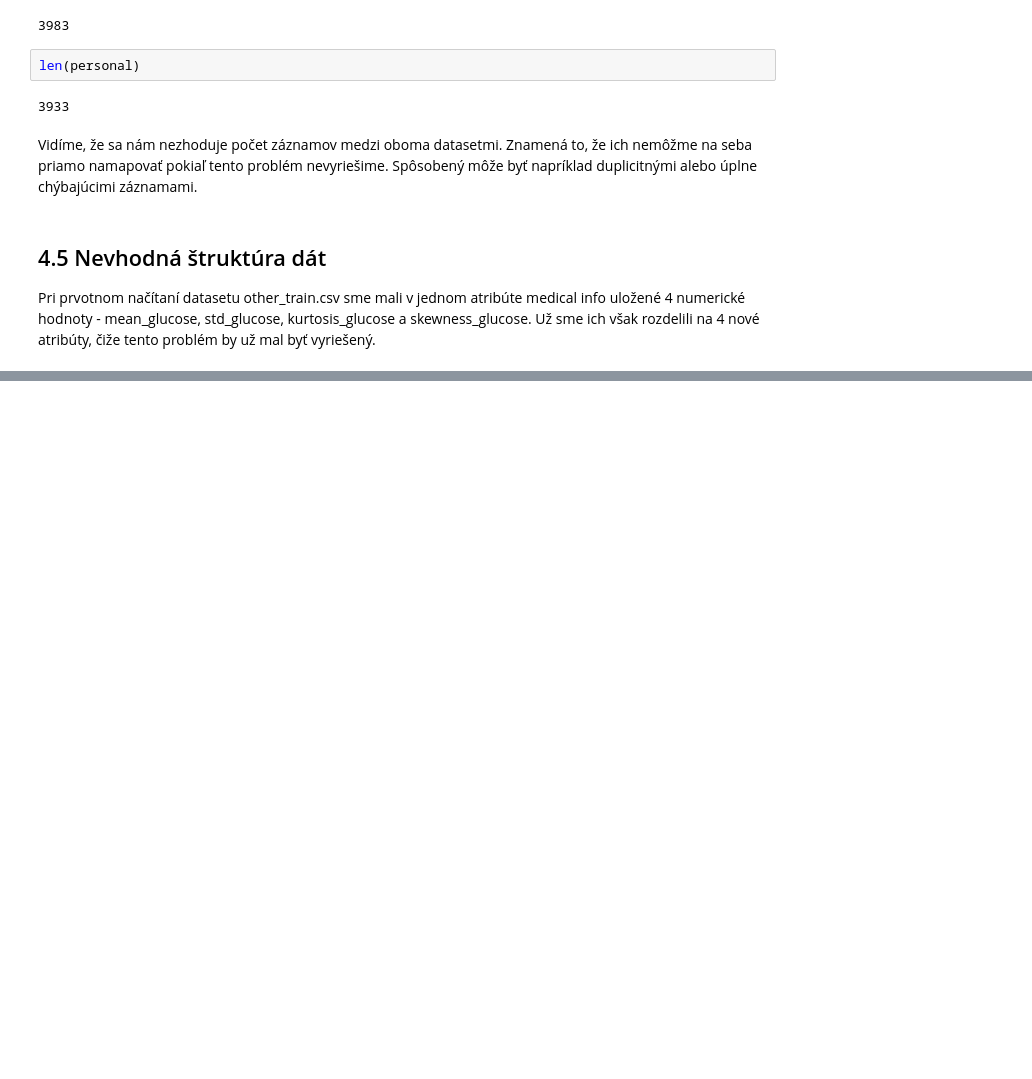
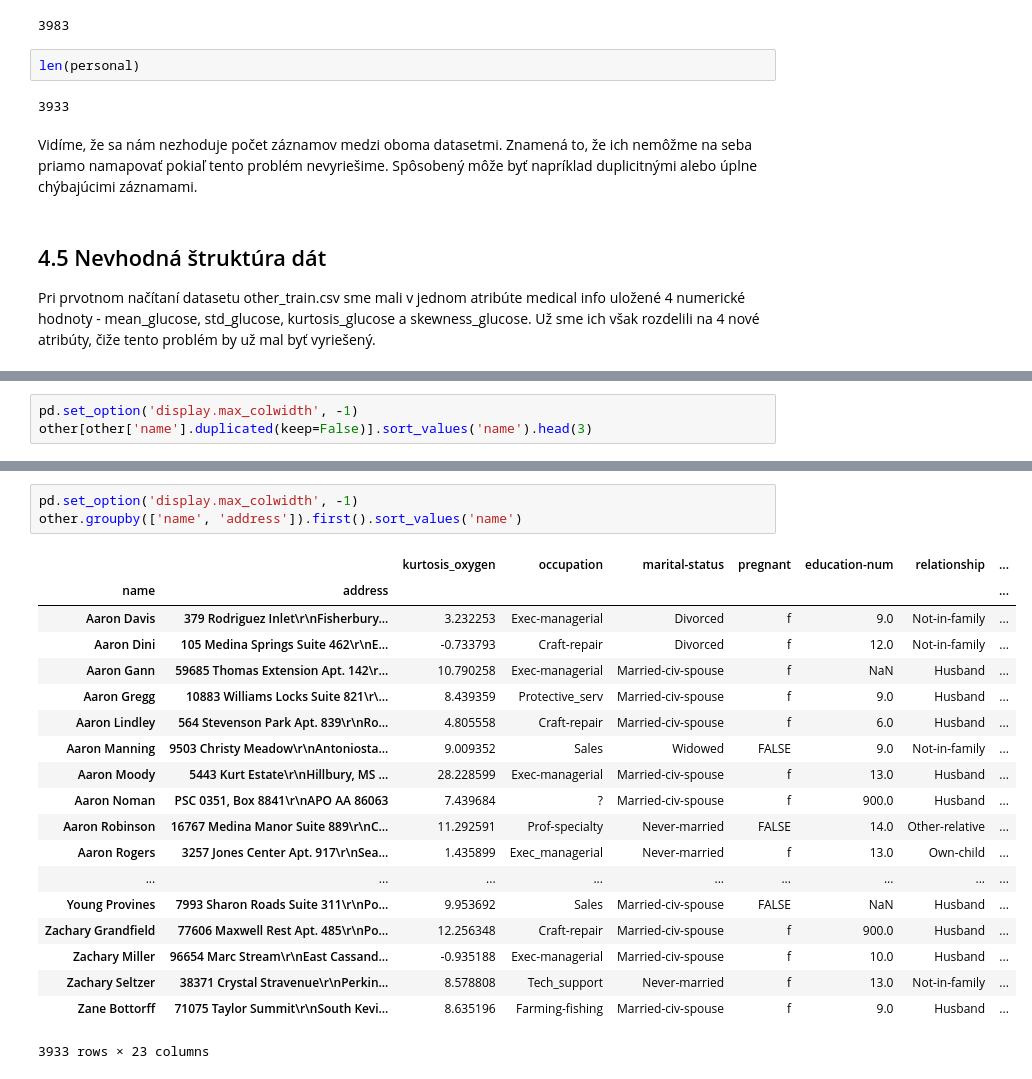
Before and after one commit to jaruji/IAU-project, a Jupyter notebook: IAU - Kocurik, Bedej J., prieskumna analyza.ipynb, the cells around one changed output, grey strips where cells are left out. Saved outputs shown, nothing was run; the diff lists cells and outputs as text; blank space fills up the shorter version.

```diff
--- a/IAU - Kocurik, Bedej J., prieskumna analyza.ipynb
+++ b/IAU - Kocurik, Bedej J., prieskumna analyza.ipynb
@@ -1069,0 +1074,3 @@ Pri prvotnom načítaní datasetu other_train.csv sme mali v jednom atribúte me
+# %%
+pd.set_option('display.max_colwidth', -1)
+other[other['name'].duplicated(keep=False)].sort_values('name').head(3)
@@ -1069,0 +1083,23 @@ Pri prvotnom načítaní datasetu other_train.csv sme mali v jednom atribúte me
+# %%
+pd.set_option('display.max_colwidth', -1)
+other.groupby(['name', 'address']).first().sort_values('name')
+# %% [output]
+|  |  | kurtosis_oxygen | occupation | marital-status | pregnant | education-num | relationship | ... |
+| name | address |  |  |  |  |  |  | ... |
+| Aaron Davis | 379 Rodriguez Inlet\r\nFisherbury... | 3.232253 | Exec-managerial | Divorced | f | 9.0 | Not-in-family | ... |
+| Aaron Dini | 105 Medina Springs Suite 462\r\nE... | -0.733793 | Craft-repair | Divorced | f | 12.0 | Not-in-family | ... |
+| Aaron Gann | 59685 Thomas Extension Apt. 142\r... | 10.790258 | Exec-managerial | Married-civ-spouse | f | NaN | Husband | ... |
+| Aaron Gregg | 10883 Williams Locks Suite 821\r\... | 8.439359 | Protective_serv | Married-civ-spouse | f | 9.0 | Husband | ... |
+| Aaron Lindley | 564 Stevenson Park Apt. 839\r\nRo... | 4.805558 | Craft-repair | Married-civ-spouse | f | 6.0 | Husband | ... |
+| Aaron Manning | 9503 Christy Meadow\r\nAntoniosta... | 9.009352 | Sales | Widowed | FALSE | 9.0 | Not-in-family | ... |
+| Aaron Moody | 5443 Kurt Estate\r\nHillbury, MS ... | 28.228599 | Exec-managerial | Married-civ-spouse | f | 13.0 | Husband | ... |
+| Aaron Noman | PSC 0351, Box 8841\r\nAPO AA 86063 | 7.439684 | ? | Married-civ-spouse | f | 900.0 | Husband | ... |
+| Aaron Robinson | 16767 Medina Manor Suite 889\r\nC... | 11.292591 | Prof-specialty | Never-married | FALSE | 14.0 | Other-relative | ... |
+| Aaron Rogers | 3257 Jones Center Apt. 917\r\nSea... | 1.435899 | Exec_managerial | Never-married | f | 13.0 | Own-child | ... |
+| ... | ... | ... | ... | ... | ... | ... | ... | ... |
+| Young Provines | 7993 Sharon Roads Suite 311\r\nPo... | 9.953692 | Sales | Married-civ-spouse | FALSE | NaN | Husband | ... |
+| Zachary Grandfield | 77606 Maxwell Rest Apt. 485\r\nPo... | 12.256348 | Craft-repair | Married-civ-spouse | f | 900.0 | Husband | ... |
+| Zachary Miller | 96654 Marc Stream\r\nEast Cassand... | -0.935188 | Exec-managerial | Married-civ-spouse | f | 10.0 | Husband | ... |
+| Zachary Seltzer | 38371 Crystal Stravenue\r\nPerkin... | 8.578808 | Tech_support | Never-married | f | 13.0 | Not-in-family | ... |
+| Zane Bottorff | 71075 Taylor Summit\r\nSouth Kevi... | 8.635196 | Farming-fishing | Married-civ-spouse | f | 9.0 | Husband | ... |
+3933 rows × 23 columns
```
Also changed, not shown: parts of 3 cells of this notebook.
